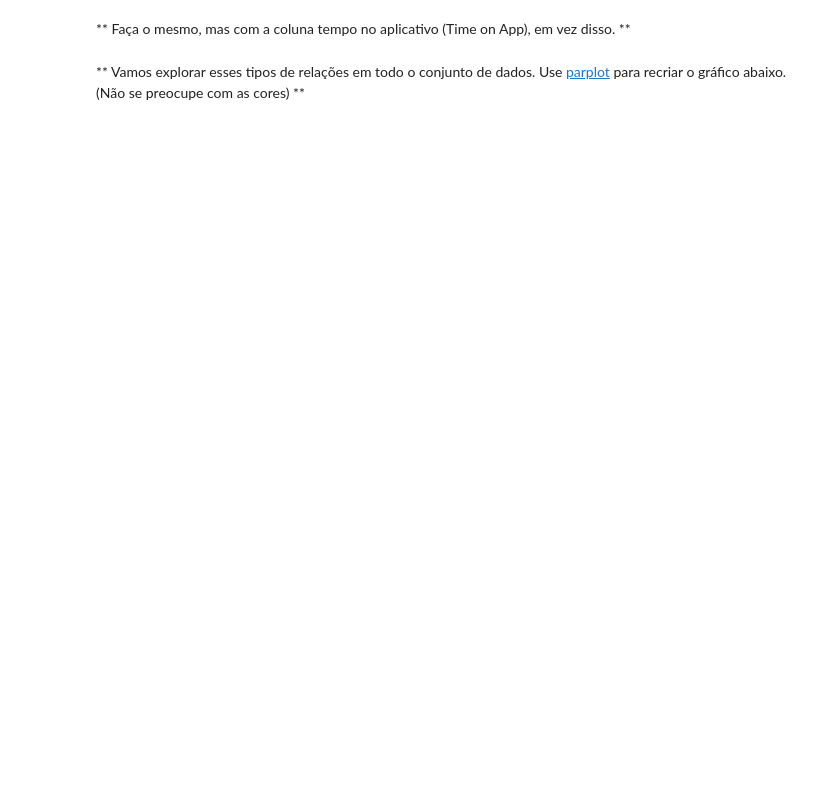
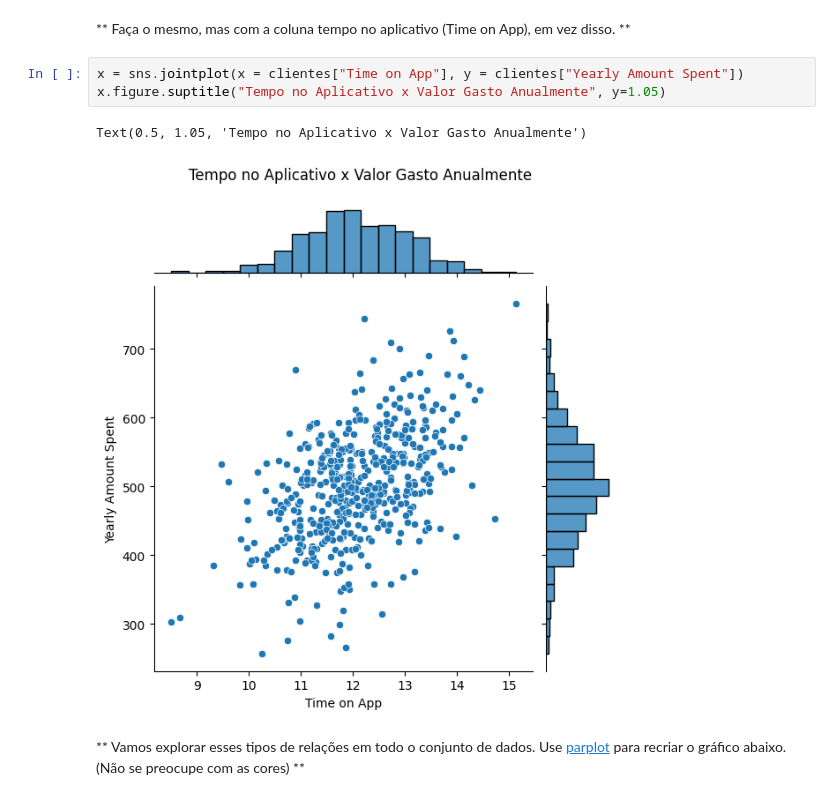
Before and after one commit to matheusfa08/chat-ia-fiap-2sem, a Jupyter notebook: check01/Prova.ipynb, the cells around one changed output. Saved outputs shown, nothing was run; the diff lists cells and outputs as text; blank space fills up the shorter version.

```diff
--- a/check01/Prova.ipynb
+++ b/check01/Prova.ipynb
@@ -92,4 +93,10 @@ KeyError: 'Time On Website'
 # %% [markdown]
 ** Faça o mesmo, mas com a coluna tempo no aplicativo (Time on App), em vez disso. **
+# %%
+x = sns.jointplot(x = clientes["Time on App"], y = clientes["Yearly Amount Spent"])
+x.figure.suptitle("Tempo no Aplicativo x Valor Gasto Anualmente", y=1.05)
+# %% [output]
+Text(0.5, 1.05, 'Tempo no Aplicativo x Valor Gasto Anualmente')
+[figure, added]
 # %% [markdown]
 ** Vamos explorar esses tipos de relações em todo o conjunto de dados. Use [parplot](https://stanford.edu/~mwaskom/software/seaborn/tutorial/axis_grids.html#plotting-pairwise-relationships-with-pairgrid-and-pairplot) para recriar o gráfico abaixo. (Não se preocupe com as cores) **
```
Also changed, not shown: parts of 11 cells of this notebook.
